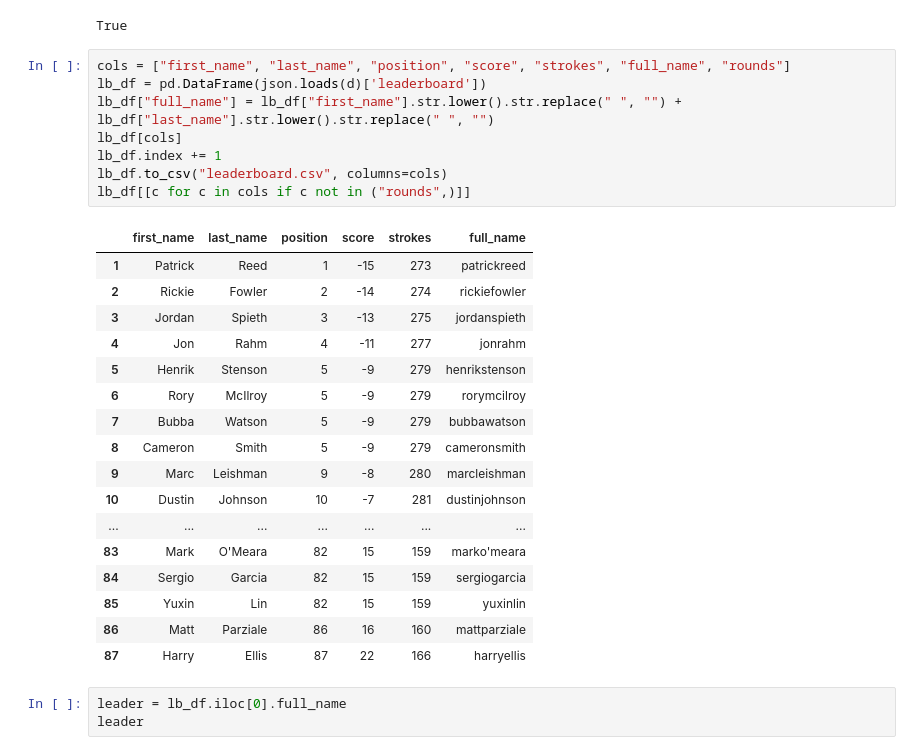
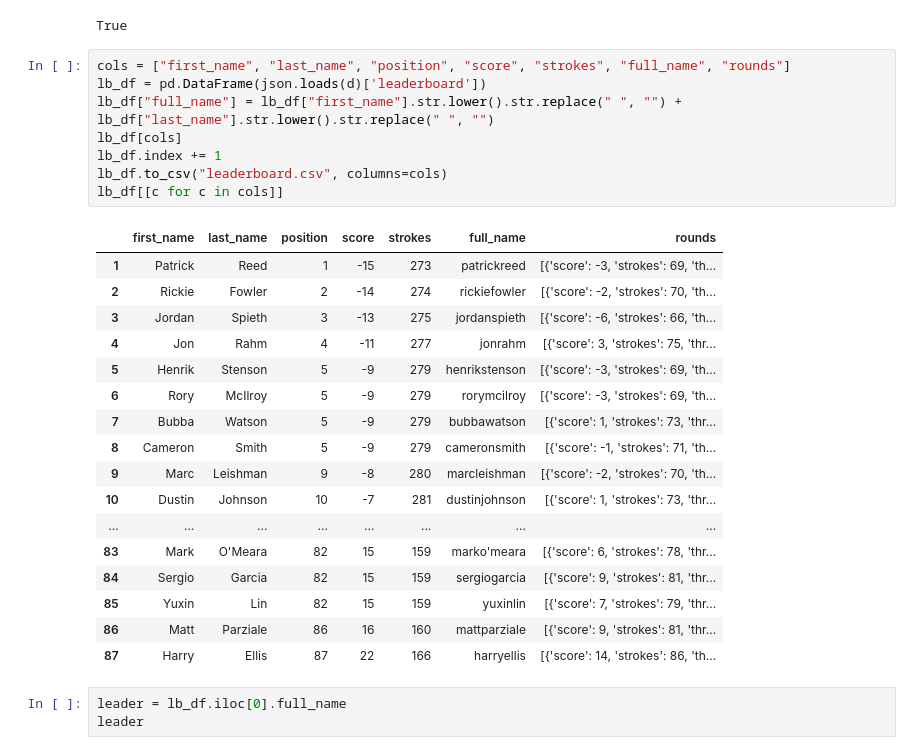
Before and after one commit to shewbaka/masters, a Jupyter notebook: masters.ipynb, the cells around one changed output. Saved outputs shown, nothing was run; the diff lists cells and outputs as text.

```diff
--- a/masters.ipynb
+++ b/masters.ipynb
@@ -29,29 +29,29 @@ True
 # %%
 cols = ["first_name", "last_name", "position", "score", "strokes", "full_name", "rounds"]
 lb_df = pd.DataFrame(json.loads(d)['leaderboard'])
 lb_df["full_name"] = lb_df["first_name"].str.lower().str.replace(" ", "") + lb_df["last_name"].str.lower().str.replace(" ", "")
 lb_df[cols]
 lb_df.index += 1
 lb_df.to_csv("leaderboard.csv", columns=cols)
-lb_df[[c for c in cols if c not in ("rounds",)]]
+lb_df[[c for c in cols]]
 # %% [output]
-|  | first_name | last_name | position | score | strokes | full_name |
-| 1 | Patrick | Reed | 1 | -15 | 273 | patrickreed |
-| 2 | Rickie | Fowler | 2 | -14 | 274 | rickiefowler |
-| 3 | Jordan | Spieth | 3 | -13 | 275 | jordanspieth |
-| 4 | Jon | Rahm | 4 | -11 | 277 | jonrahm |
-| 5 | Henrik | Stenson | 5 | -9 | 279 | henrikstenson |
-| 6 | Rory | McIlroy | 5 | -9 | 279 | rorymcilroy |
-| 7 | Bubba | Watson | 5 | -9 | 279 | bubbawatson |
-| 8 | Cameron | Smith | 5 | -9 | 279 | cameronsmith |
-| 9 | Marc | Leishman | 9 | -8 | 280 | marcleishman |
-| 10 | Dustin | Johnson | 10 | -7 | 281 | dustinjohnson |
-| ... | ... | ... | ... | ... | ... | ... |
-| 83 | Mark | O'Meara | 82 | 15 | 159 | marko'meara |
-| 84 | Sergio | Garcia | 82 | 15 | 159 | sergiogarcia |
-| 85 | Yuxin | Lin | 82 | 15 | 159 | yuxinlin |
-| 86 | Matt | Parziale | 86 | 16 | 160 | mattparziale |
-| 87 | Harry | Ellis | 87 | 22 | 166 | harryellis |
+|  | first_name | last_name | position | score | strokes | full_name | rounds |
+| 1 | Patrick | Reed | 1 | -15 | 273 | patrickreed | [{'score': -3, 'strokes': 69, 'th... |
+| 2 | Rickie | Fowler | 2 | -14 | 274 | rickiefowler | [{'score': -2, 'strokes': 70, 'th... |
+| 3 | Jordan | Spieth | 3 | -13 | 275 | jordanspieth | [{'score': -6, 'strokes': 66, 'th... |
+| 4 | Jon | Rahm | 4 | -11 | 277 | jonrahm | [{'score': 3, 'strokes': 75, 'thr... |
+| 5 | Henrik | Stenson | 5 | -9 | 279 | henrikstenson | [{'score': -3, 'strokes': 69, 'th... |
+| 6 | Rory | McIlroy | 5 | -9 | 279 | rorymcilroy | [{'score': -3, 'strokes': 69, 'th... |
+| 7 | Bubba | Watson | 5 | -9 | 279 | bubbawatson | [{'score': 1, 'strokes': 73, 'thr... |
+| 8 | Cameron | Smith | 5 | -9 | 279 | cameronsmith | [{'score': -1, 'strokes': 71, 'th... |
+| 9 | Marc | Leishman | 9 | -8 | 280 | marcleishman | [{'score': -2, 'strokes': 70, 'th... |
+| 10 | Dustin | Johnson | 10 | -7 | 281 | dustinjohnson | [{'score': 1, 'strokes': 73, 'thr... |
+| ... | ... | ... | ... | ... | ... | ... | ... |
+| 83 | Mark | O'Meara | 82 | 15 | 159 | marko'meara | [{'score': 6, 'strokes': 78, 'thr... |
+| 84 | Sergio | Garcia | 82 | 15 | 159 | sergiogarcia | [{'score': 9, 'strokes': 81, 'thr... |
+| 85 | Yuxin | Lin | 82 | 15 | 159 | yuxinlin | [{'score': 7, 'strokes': 79, 'thr... |
+| 86 | Matt | Parziale | 86 | 16 | 160 | mattparziale | [{'score': 9, 'strokes': 81, 'thr... |
+| 87 | Harry | Ellis | 87 | 22 | 166 | harryellis | [{'score': 14, 'strokes': 86, 'th... |
 # %%
 leader = lb_df.iloc[0].full_name
 leader
```
